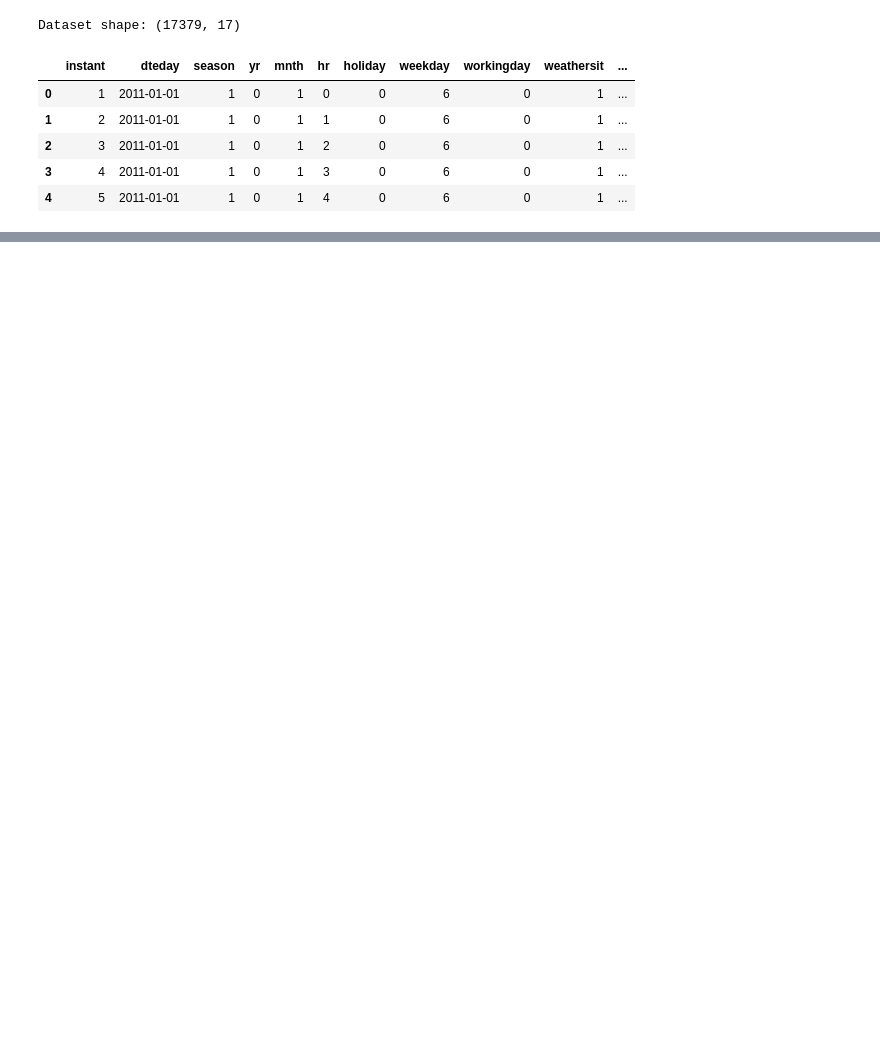
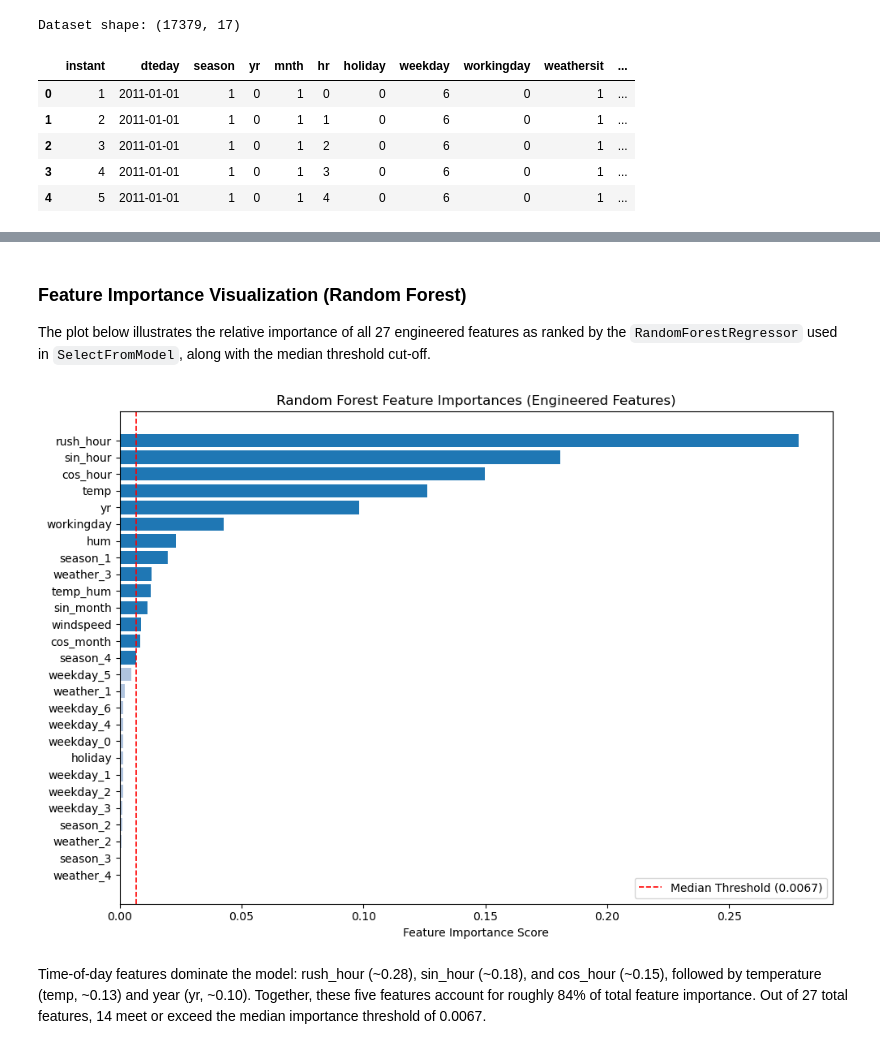
Before and after one commit to DauletBakytkhanov/bike-sharing-demand-prediction, a Jupyter notebook: notebooks/01_feature_engineering.ipynb, the cells around one changed output, grey strips where cells are left out. Saved outputs shown, nothing was run; the diff lists cells and outputs as text; code cells hidden in the pictures; blank space fills up the shorter version.

Commit message:
Week 3: Model tuning

```diff
--- a/notebooks/01_feature_engineering.ipynb
+++ b/notebooks/01_feature_engineering.ipynb
@@ -606,0 +240,4 @@ Final summary saved!
+# %%
+X_engineered_train = X_step4.copy()
+display(X_engineered_train.head())
+print('Engineered training features shape:', X_engineered_train.shape)
@@ -606,0 +262,19 @@ Final summary saved!
+# %%
+from sklearn.feature_selection import SelectKBest, f_regression, SelectFromModel
+
+feature_names = X_engineered_train.columns.tolist()
+
+# Method 1: SelectKBest (univariate f_regression)
+skb_selector = SelectKBest(score_func=f_regression, k=15)
+skb_selector.fit(X_engineered_train, y_train)
+skb_selected = X_engineered_train.columns[skb_selector.get_support()].tolist()
+skb_removed = [f for f in feature_names if f not in skb_selected]
+skb_cv = cross_val_score(cv_model, X_engineered_train[skb_selected], y_train, cv=5, scoring='r2').mean()
+# %%
+# Method 2: Tree-based feature importances (SelectFromModel)
+rf_selector = RandomForestRegressor(n_estimators=100, random_state=42, n_jobs=-1)
+sfm_selector = SelectFromModel(rf_selector, threshold='median')
+sfm_selector.fit(X_engineered_train, y_train)
+sfm_selected = X_engineered_train.columns[sfm_selector.get_support()].tolist()
+sfm_removed = [f for f in feature_names if f not in sfm_selected]
+sfm_cv = cross_val_score(cv_model, X_engineered_train[sfm_selected], y_train, cv=5, scoring='r2').mean()
@@ -606,0 +302,26 @@ Final summary saved!
+# %% [markdown]
+### Feature Importance Visualization (Random Forest)
+The plot below illustrates the relative importance of all 27 engineered features as ranked by the `RandomForestRegressor` used in `SelectFromModel`, along with the median threshold cut-off.
+# %%
+# Plot feature importances from the fitted RandomForestRegressor in SelectFromModel
+importances = sfm_selector.estimator_.feature_importances_
+feat_imp_df = pd.DataFrame({
+    'Feature': feature_names,
+    'Importance': importances
+}).sort_values(by='Importance', ascending=True)
+
+median_threshold = np.median(importances)
+
+plt.figure(figsize=(10, 7))
+colors = ['#1f77b4' if imp >= median_threshold else '#b0c4de' for imp in feat_imp_df['Importance']]
+plt.barh(feat_imp_df['Feature'], feat_imp_df['Importance'], color=colors)
+plt.axvline(median_threshold, color='red', linestyle='--', linewidth=1.2, label=f'Median Threshold ({median_threshold:.4f})')
+plt.xlabel('Feature Importance Score')
+plt.title('Random Forest Feature Importances (Engineered Features)')
+plt.legend()
+plt.tight_layout()
+plt.show()
+# %% [output]
+[figure, added]
+# %% [markdown]
+Time-of-day features dominate the model: rush_hour (~0.28), sin_hour (~0.18), and cos_hour (~0.15), followed by temperature (temp, ~0.13) and year (yr, ~0.10). Together, these five features account for roughly 84% of total feature importance. Out of 27 total features, 14 meet or exceed the median importance threshold of 0.0067.
```
Also changed, not shown: parts of 56 cells of this notebook, 8 other files.
